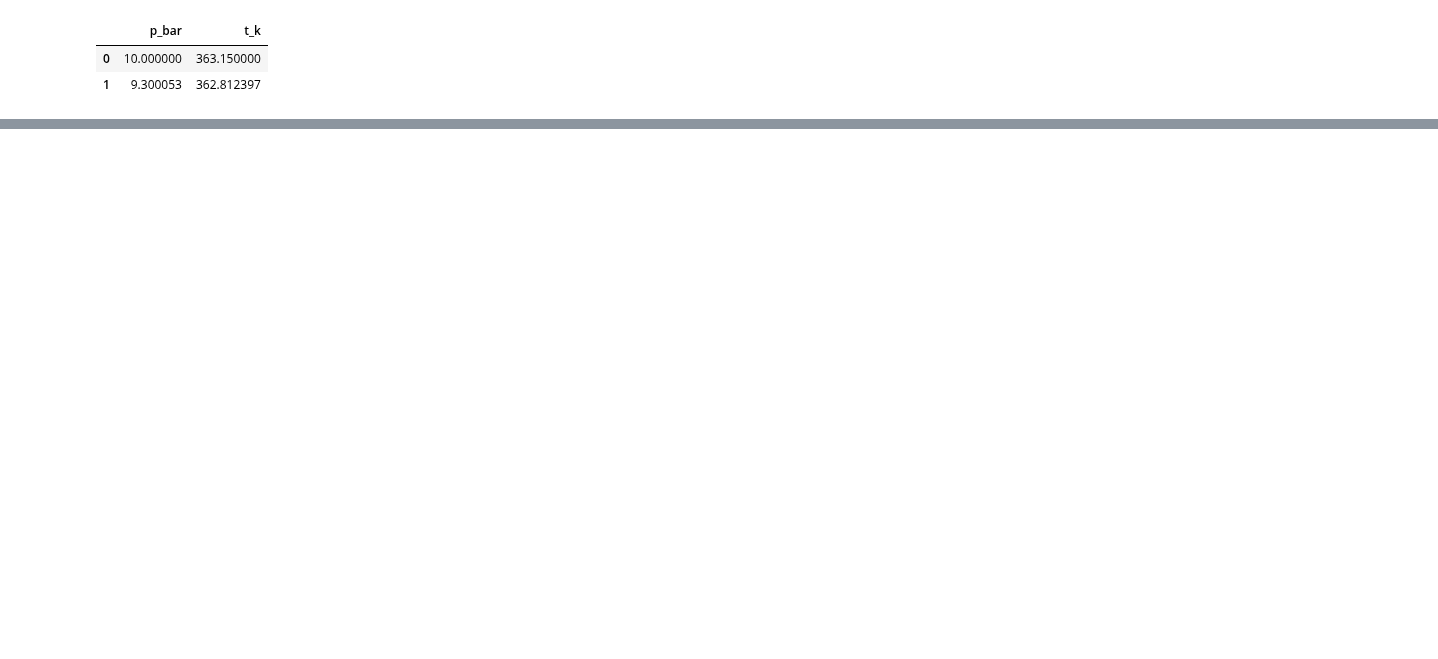
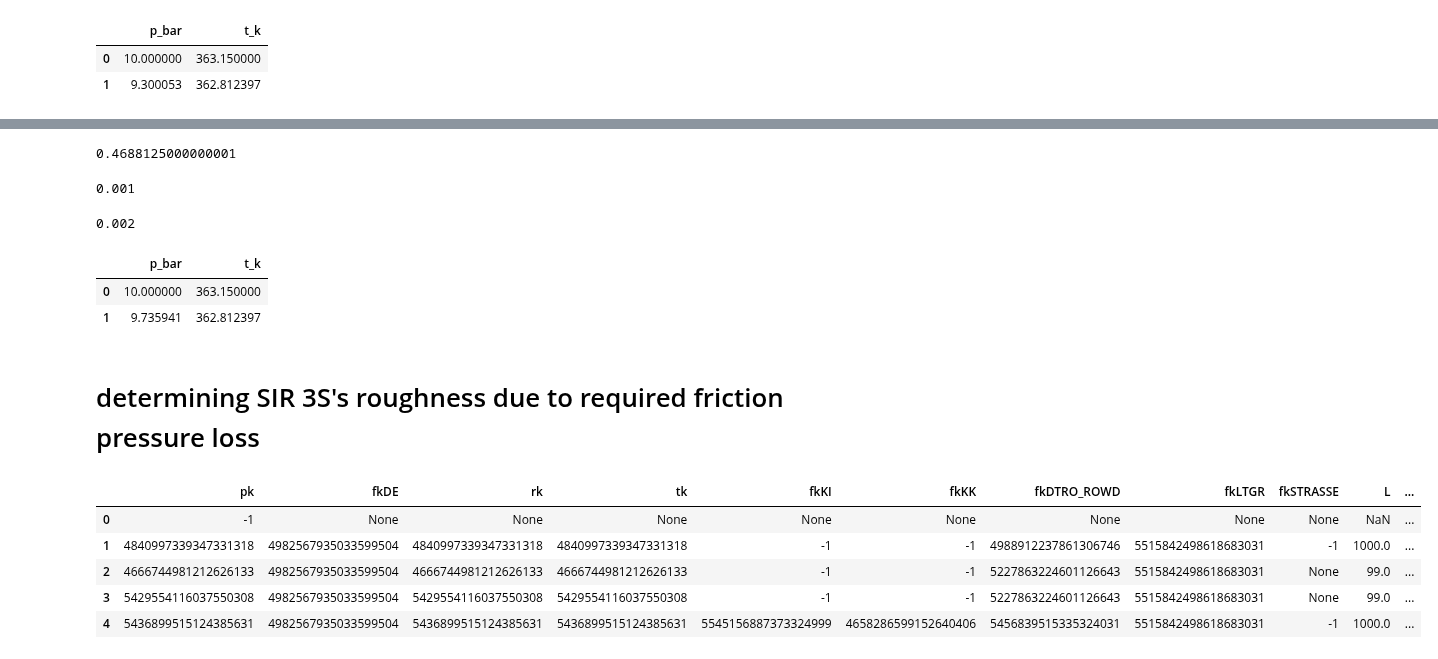
Before and after one commit to 3SConsult/PT3S, a Jupyter notebook: docs/_downloads/9b5da2190fd4c5aa766183086351fcab/Example8.ipynb, the cells around one changed output, grey strips where cells are left out. Cells and saved outputs as stored; diff of their text form; code cells hidden in the pictures; blank space fills up the shorter version.

```diff
--- a/docs/_downloads/9b5da2190fd4c5aa766183086351fcab/Example8.ipynb
+++ b/docs/_downloads/9b5da2190fd4c5aa766183086351fcab/Example8.ipynb
@@ -543,0 +553,19 @@ ppn.res_junction
+# %%
+m.G.edges['j1','j2'].update({'dpFL_SP':0.5})
+ppk(m.G,ppn)
+m.G.edges['j1','j2']['k_MV']
+# %% [output]
+0.4688125000000001
+# %%
+m.G.edges['j1','j2'].update({'dpFL_SP':0.1})
+ppk(m.G,ppn)
+m.G.edges['j1','j2']['k_MV']
+# %% [output]
+0.001
+# %%
+ppk(m.G,ppn,k_min=0.002)
+m.G.edges['j1','j2']['k_MV']
+# %% [output]
+0.002
+# %%
+m.G.edges['j1','j2'].update({'RAU_':m.G.edges['j1','j2']['k_MV']})
@@ -543,0 +583,17 @@ ppn.res_junction
+# %%
+ppn.res_junction
+# %% [output]
+|  | p_bar | t_k |
+| 0 | 10.000000 | 363.150000 |
+| 1 | 9.735941 | 362.812397 |
+# %% [markdown]
+# determining SIR 3S's roughness due to required friction pressure loss
+# %%
+m.dx.dataFrames['ROHR']
+# %% [output]
+|  | pk | fkDE | rk | tk | fkKI | fkKK | fkDTRO_ROWD | fkLTGR | fkSTRASSE | L | ... |
+| 0 | -1 | None | None | None | None | None | None | None | None | NaN | ... |
+| 1 | 4840997339347331318 | 4982567935033599504 | 4840997339347331318 | 4840997339347331318 | -1 | -1 | 4988912237861306746 | 5515842498618683031 | -1 | 1000.0 | ... |
+| 2 | 4666744981212626133 | 4982567935033599504 | 4666744981212626133 | 4666744981212626133 | -1 | -1 | 5227863224601126643 | 5515842498618683031 | None | 99.0 | ... |
+| 3 | 5429554116037550308 | 4982567935033599504 | 5429554116037550308 | 5429554116037550308 | -1 | -1 | 5227863224601126643 | 5515842498618683031 | None | 99.0 | ... |
+| 4 | 5436899515124385631 | 4982567935033599504 | 5436899515124385631 | 5436899515124385631 | 5545156887373324999 | 4658286599152640406 | 5456839515335324031 | 5515842498618683031 | -1 | 1000.0 | ... |
```
Also changed, not shown: parts of 27 cells of this notebook, 22 other files.
